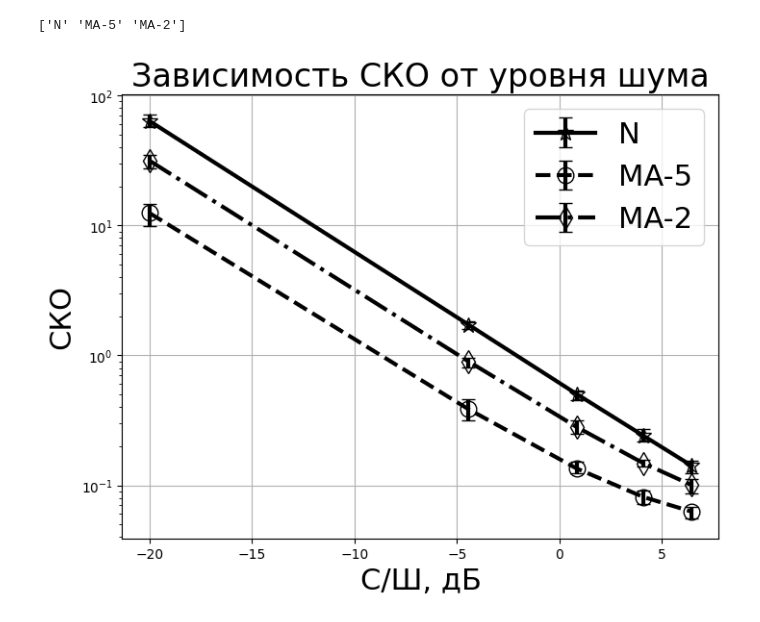
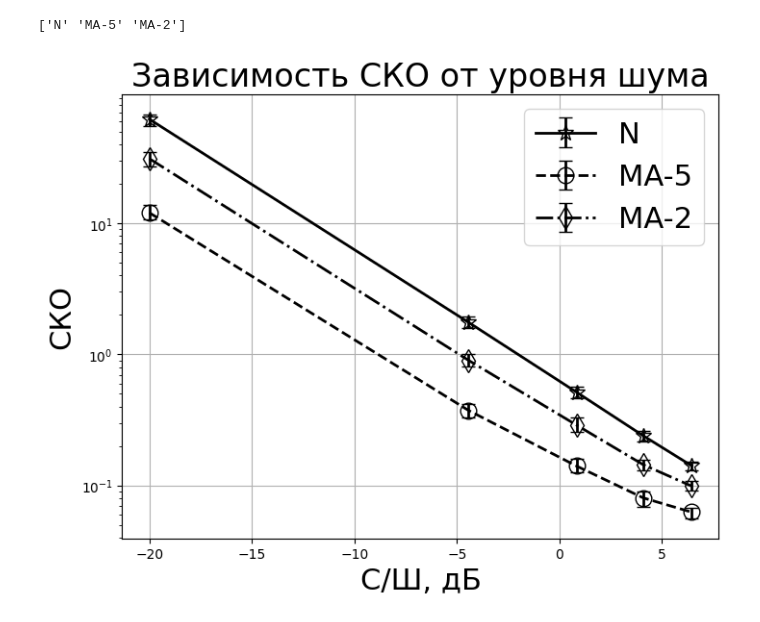
Before and after one commit to Digiratory/visualization-toolkit, a Jupyter notebook: examples/mse_noise.ipynb, the cells around one changed output. Drawn from its saved outputs; the diff is of its cells as text; code cells hidden in the pictures.

Commit message:
feat: delete linewidth, capsize default parameters

```diff
--- a/examples/mse_noise.ipynb
+++ b/examples/mse_noise.ipynb
@@ -118,7 +118,7 @@ styles = {
 ['N' 'MA-5' 'MA-2']
 # %%
 fig, ax = plt.subplots(figsize=(8, 6))
-mseplot(data=mse_df, x="snr", y="mse", hue="label", styles=styles, ax=ax)
+mseplot(data=mse_df, x="snr", y="mse", hue="label", styles=styles, ax=ax, linewidth=2, capsize=5)
 plt.show()
 # %% [output]
-[figure, old version]
+[figure, new version]
```
Also changed, not shown: parts of 1 cell of this notebook, 1 other file.
